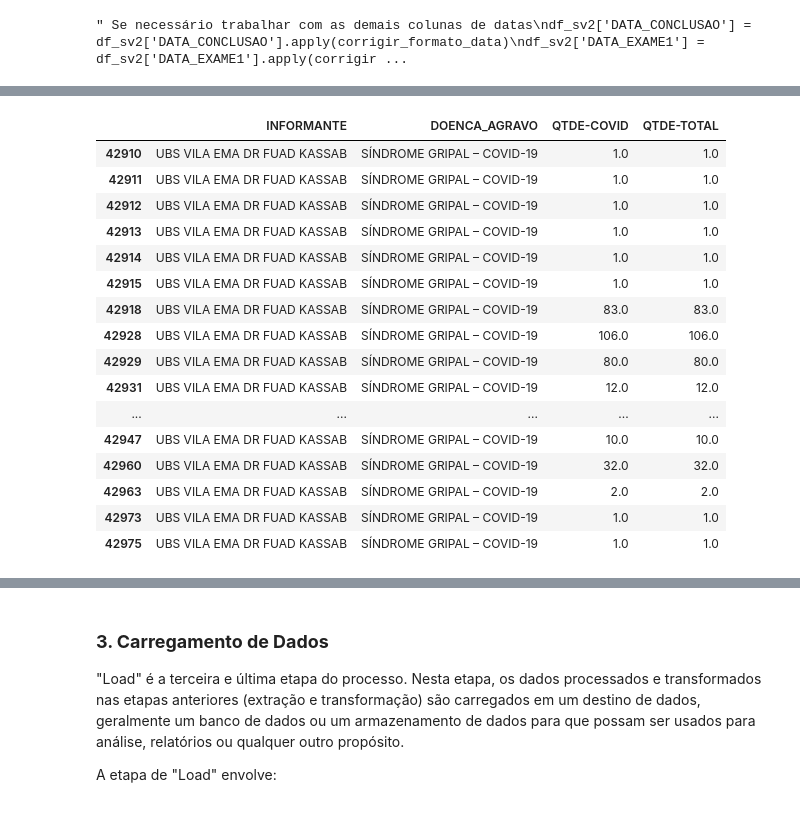
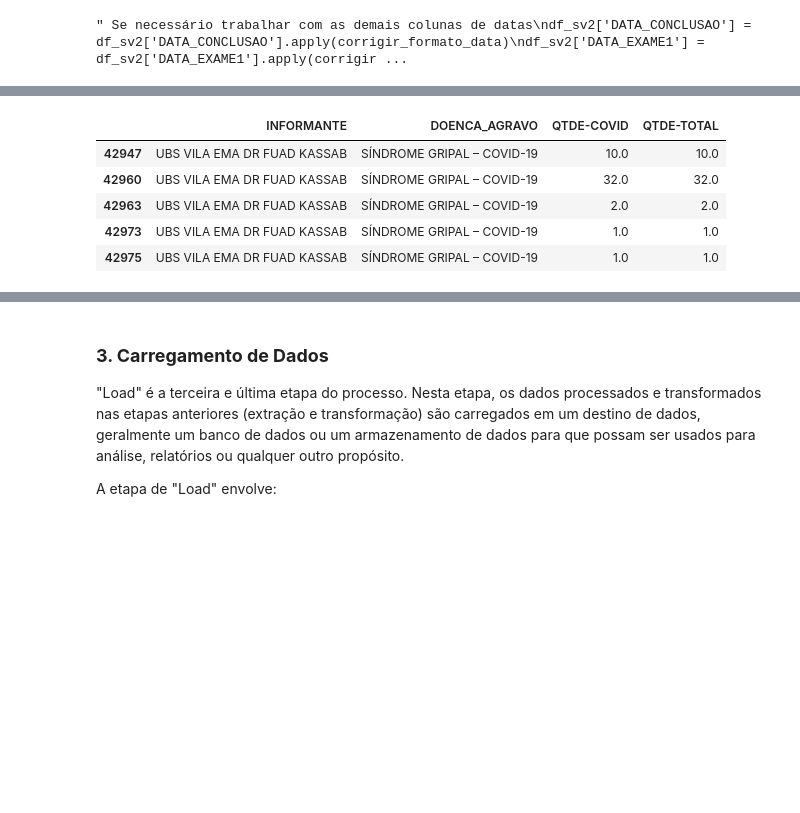
Before and after one commit to jaquelinalbuquerque/projeto-epidemio, a Jupyter notebook: projeto_epidemiosv2.ipynb, the cells around one changed output, grey strips where cells are left out. Cells and saved outputs as stored; diff of their text form; code cells hidden in the pictures; blank space fills up the shorter version.

```diff
--- a/projeto_epidemiosv2.ipynb
+++ b/projeto_epidemiosv2.ipynb
@@ -280,22 +254,11 @@ df_sv2.tail(20)[['DOENCA_AGRAVO', 'QTDE-COVID', 'QTDE-TOTAL']]
 | 42986 | HEPATITES VIRAIS | NaN | 1.0 |
 | 42987 | DENGUE | NaN | 1.0 |
 # %%
-# Filtra as primeiras 20 linhas onde a coluna "DOENÇA" seja igual a "covid"
+# 7.1 Filtra as primeiras 20 linhas onde a coluna "DOENÇA" seja igual a "covid"
 filtro_covid = df_sv2[df_sv2['DOENCA_AGRAVO'] == 'SÍNDROME GRIPAL – COVID-19']
-filtro_covid.tail(20)[['INFORMANTE', 'DOENCA_AGRAVO', 'QTDE-COVID', 'QTDE-TOTAL']]
+filtro_covid.tail()[['INFORMANTE', 'DOENCA_AGRAVO', 'QTDE-COVID', 'QTDE-TOTAL']]
 # %% [output]
 |  | INFORMANTE | DOENCA_AGRAVO | QTDE-COVID | QTDE-TOTAL |
-| 42910 | UBS VILA EMA DR FUAD KASSAB | SÍNDROME GRIPAL – COVID-19 | 1.0 | 1.0 |
-| 42911 | UBS VILA EMA DR FUAD KASSAB | SÍNDROME GRIPAL – COVID-19 | 1.0 | 1.0 |
-| 42912 | UBS VILA EMA DR FUAD KASSAB | SÍNDROME GRIPAL – COVID-19 | 1.0 | 1.0 |
-| 42913 | UBS VILA EMA DR FUAD KASSAB | SÍNDROME GRIPAL – COVID-19 | 1.0 | 1.0 |
-| 42914 | UBS VILA EMA DR FUAD KASSAB | SÍNDROME GRIPAL – COVID-19 | 1.0 | 1.0 |
-| 42915 | UBS VILA EMA DR FUAD KASSAB | SÍNDROME GRIPAL – COVID-19 | 1.0 | 1.0 |
-| 42918 | UBS VILA EMA DR FUAD KASSAB | SÍNDROME GRIPAL – COVID-19 | 83.0 | 83.0 |
-| 42928 | UBS VILA EMA DR FUAD KASSAB | SÍNDROME GRIPAL – COVID-19 | 106.0 | 106.0 |
-| 42929 | UBS VILA EMA DR FUAD KASSAB | SÍNDROME GRIPAL – COVID-19 | 80.0 | 80.0 |
-| 42931 | UBS VILA EMA DR FUAD KASSAB | SÍNDROME GRIPAL – COVID-19 | 12.0 | 12.0 |
-| ... | ... | ... | ... | ... |
 | 42947 | UBS VILA EMA DR FUAD KASSAB | SÍNDROME GRIPAL – COVID-19 | 10.0 | 10.0 |
 | 42960 | UBS VILA EMA DR FUAD KASSAB | SÍNDROME GRIPAL – COVID-19 | 32.0 | 32.0 |
 | 42963 | UBS VILA EMA DR FUAD KASSAB | SÍNDROME GRIPAL – COVID-19 | 2.0 | 2.0 |
```
Also changed, not shown: parts of 15 cells of this notebook.
